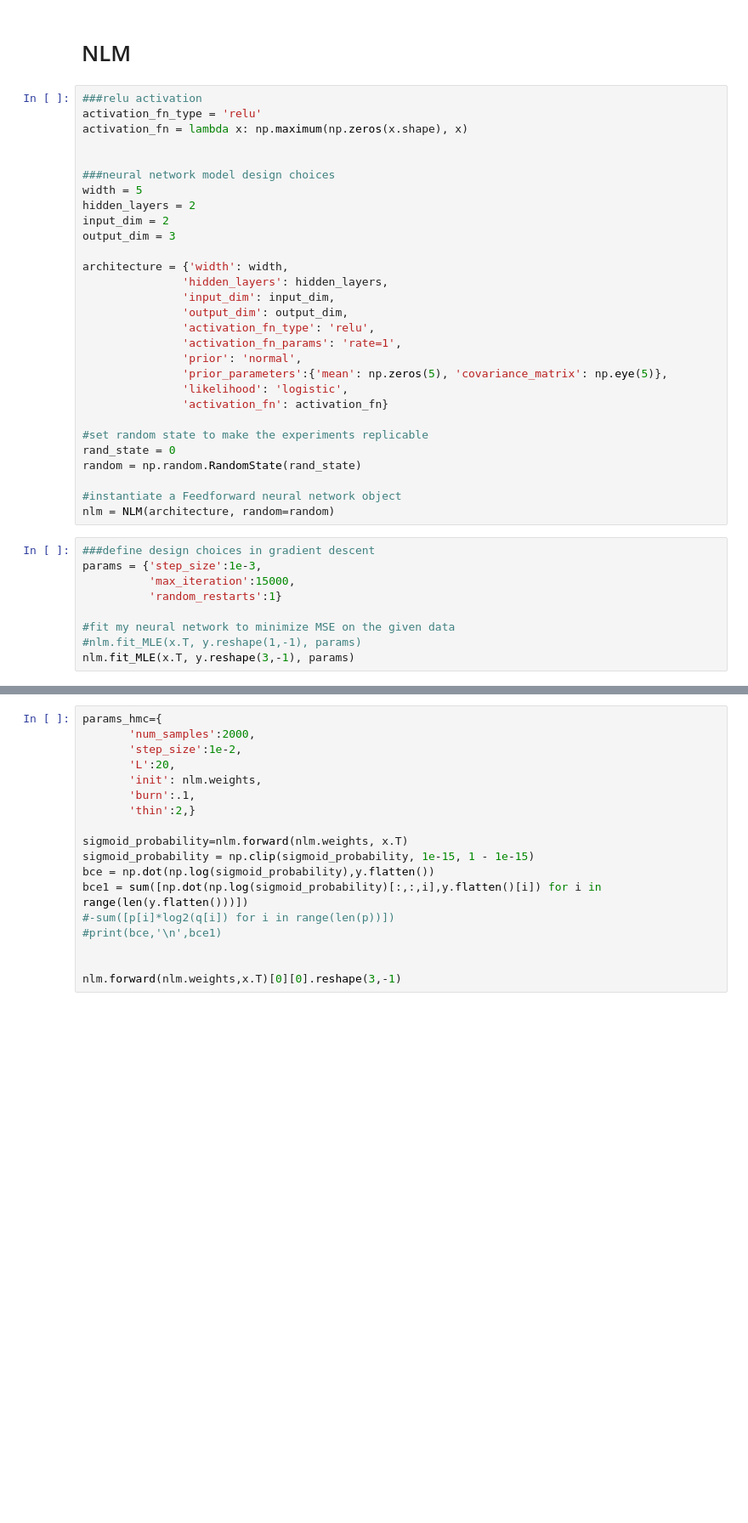
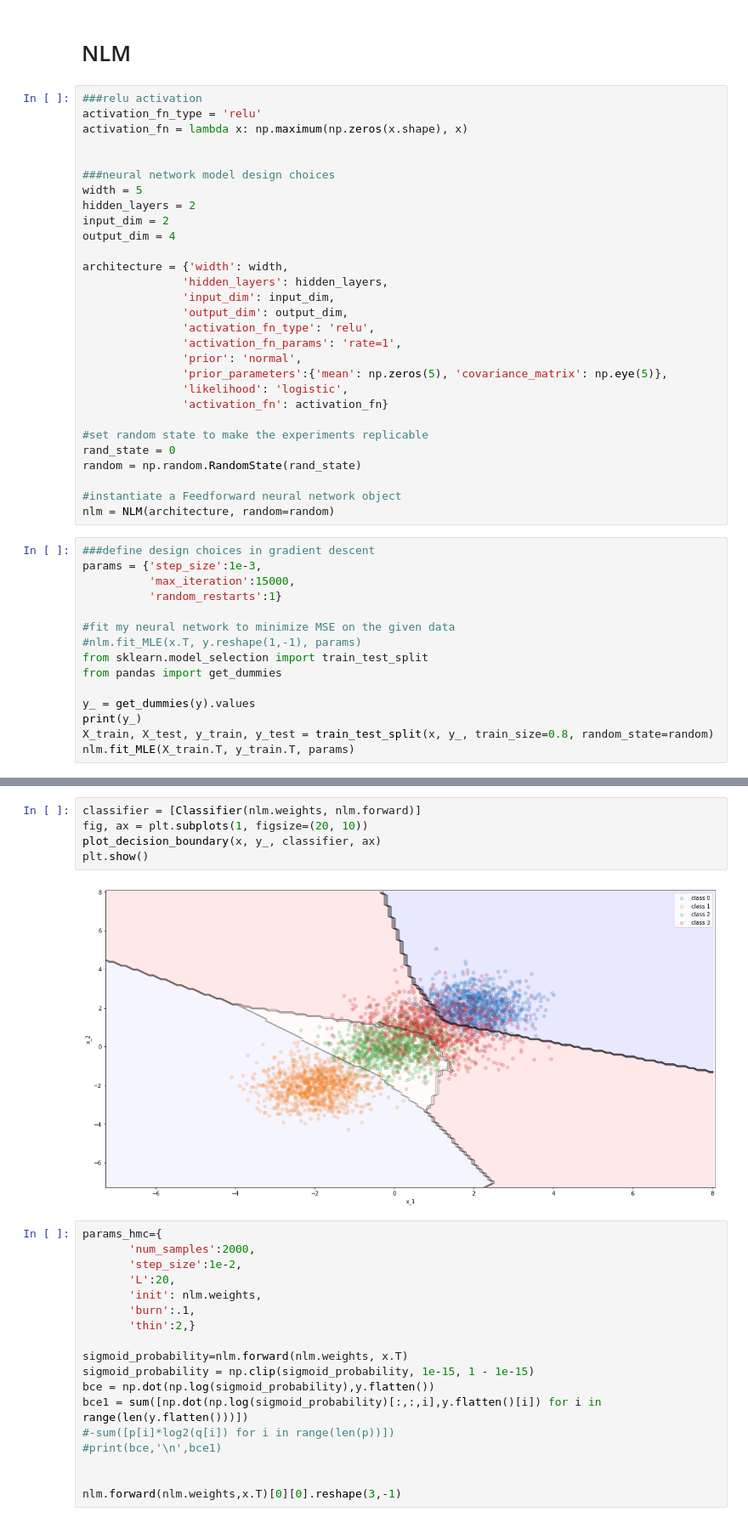
Before and after one commit to DavidAssaraf106/NLM, a Jupyter notebook: Experiments/Test.ipynb, the cells around one changed output, grey strips where cells are left out. Shown: that part at 85% size. Cells and saved outputs as stored; diff of their text form; blank space fills up the shorter version.

Commit message:
Update - Test [main]

```diff
--- a/Experiments/Test.ipynb
+++ b/Experiments/Test.ipynb
@@ -459,7 +294,7 @@ activation_fn = lambda x: np.maximum(np.zeros(x.shape), x)
 width = 5
 hidden_layers = 2
 input_dim = 2
-output_dim = 3
+output_dim = 4
 
 architecture = {'width': width,
                'hidden_layers': hidden_layers,
@@ -486,5 +321,11 @@ params = {'step_size':1e-3,
 
 #fit my neural network to minimize MSE on the given data
 #nlm.fit_MLE(x.T, y.reshape(1,-1), params)
-nlm.fit_MLE(x.T, y.reshape(3,-1), params)
+from sklearn.model_selection import train_test_split
+from pandas import get_dummies
+
+y_ = get_dummies(y).values
+print(y_)
+X_train, X_test, y_train, y_test = train_test_split(x, y_, train_size=0.8, random_state=random)
+nlm.fit_MLE(X_train.T, y_train.T, params)
 # %% [output]
@@ -508,3 +349,10 @@ Iteration 14900 lower bound 4236.961359602162; gradient mag: 13.415628479763358
+# %%
+classifier = [Classifier(nlm.weights, nlm.forward)]
+fig, ax = plt.subplots(1, figsize=(20, 10))
+plot_decision_boundary(x, y_, classifier, ax)
+plt.show()
+# %% [output]
+[figure, added]
 # %%
 params_hmc={
        'num_samples':2000,
```
Also changed, not shown: parts of 5 cells of this notebook.
